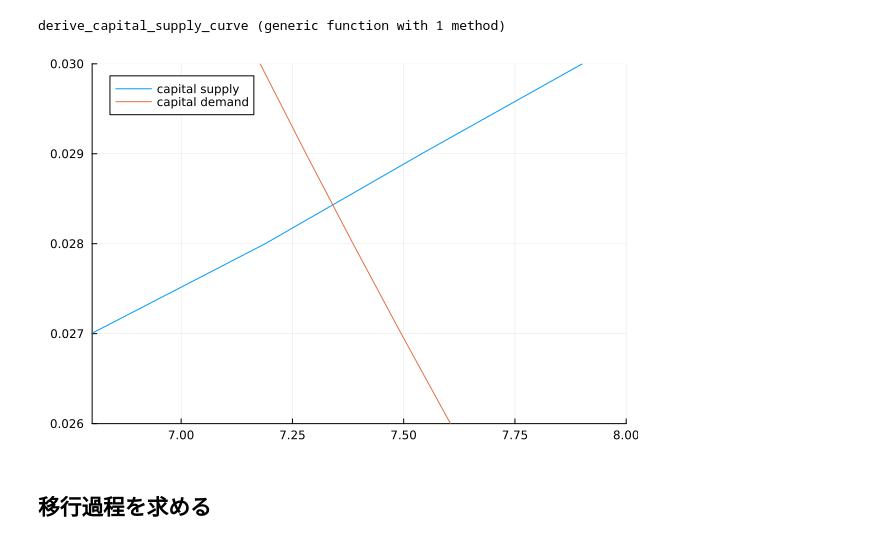
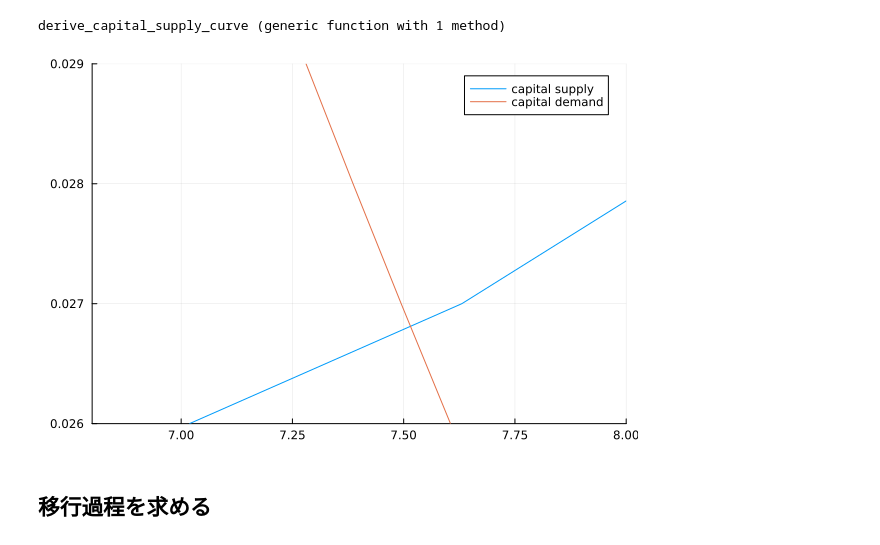
Before and after one commit to mizuhirosuzuki/quant_macro_study_group, a Jupyter notebook: Ch5/aiyagari.ipynb, the cells around one changed output. Saved outputs shown, nothing was run; the diff lists cells and outputs as text; code cells hidden in the pictures.

```diff
--- a/Ch5/aiyagari.ipynb
+++ b/Ch5/aiyagari.ipynb
@@ -59,7 +59,7 @@ alpha = 0.36;            # capital's share of income
 b     = 3.0;             # borrowing limit
 
 Nk = 300;
-maxK = 30.0;
+maxK = 40.0;
 curvK = 2.0;
 Nk2 = 800;
 
@@ -421,6 +448,11 @@ mea0 = derive_stationary_distribution(m, rate0, kfun, kfunG, w0, grids, capital_
 # %%
-function calculate_capital_supply(mea0, kfun)
-    return sum(sum(mea0 .* kfun))
+# function calculate_capital_supply(mea0, kfun)
+#     return sum(sum(mea0 .* kfun))
+# end
+# K1 = calculate_capital_supply(mea0, kfun)
+
+function calculate_capital_supply(mea0, grids)
+    return sum(grids[1]' .* mea0)
 end
-K1 = calculate_capital_supply(mea0, kfun)
+K1 = calculate_capital_supply(mea0, grids)
 # %% [output]
@@ -533,7 +560,8 @@ function derive_capital_supply_curve(m, r0_grid; tau=0)
 
         # step 4
         mea0 = derive_stationary_distribution(m, rate0, kfun, kfunG, w0, grids, capital_grid_translations)
-        K1 = calculate_capital_supply(mea0, kfun)
+        # K1 = calculate_capital_supply(mea0, kfun)
+        K1 = calculate_capital_supply(mea0, grids)
         K1_grid[i] = K1
 
         K0_grid[i] = m.labor*(m.alpha/(rate0+m.delta))^(1/(1-m.alpha)); # caputal demand
@@ -551,11 +579,11 @@ K_grids = derive_capital_supply_curve(m, r0_grid);
 # %%
 plot(K_grids.K1_grid, r0_grid, label="capital supply")
 plot!(K_grids.K0_grid, r0_grid, label="capital demand")
 xlims!(6.8, 8)
-ylims!(0.026, 0.030)
+ylims!(0.026, 0.029)
 # plot!([res.K1], [res.rate0], seriestype=:scatter, label="")
 # %% [output]
-[figure, old version]
+[figure, new version]
 # %% [markdown]
 ## 移行過程を求める
 # %% [markdown]
```
Also changed, not shown: parts of 26 cells of this notebook, 2 other files.
